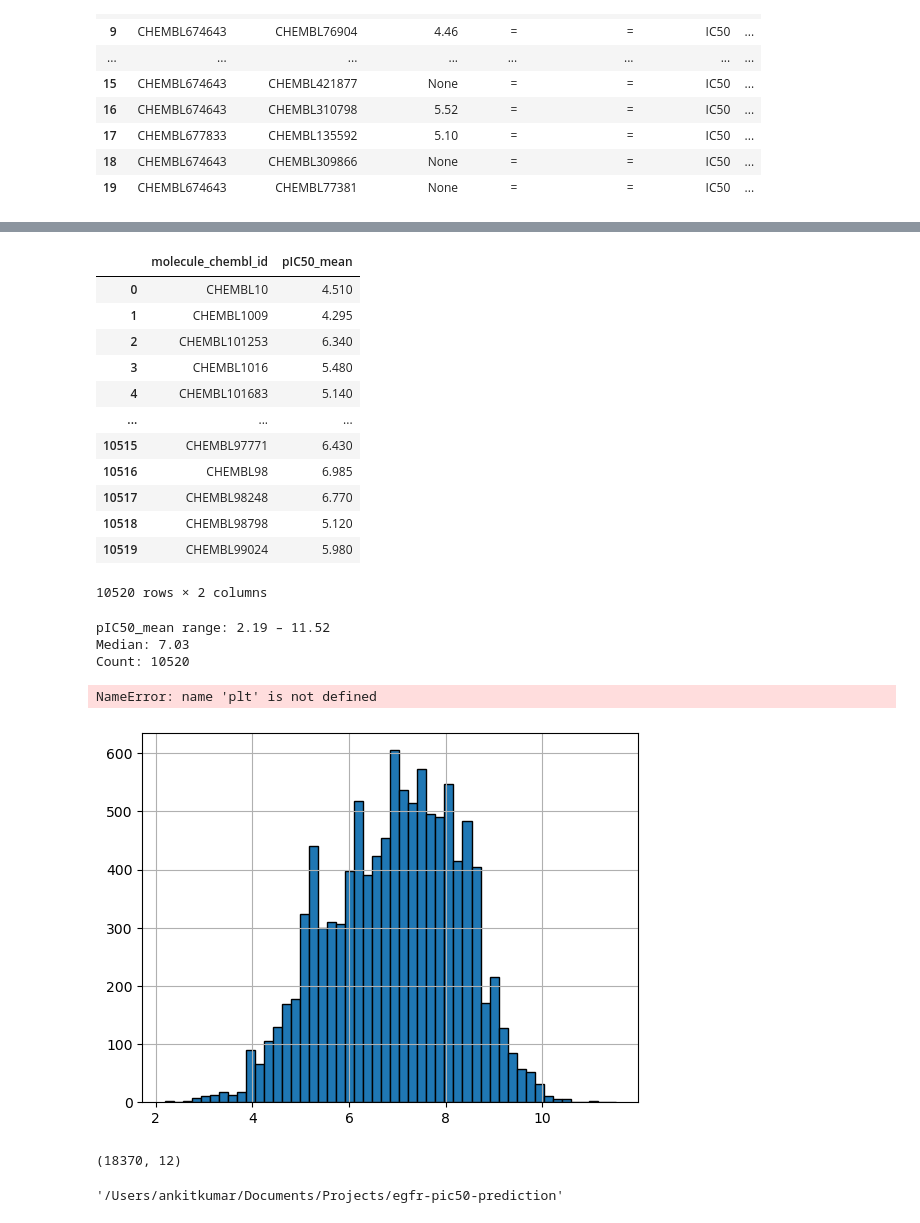
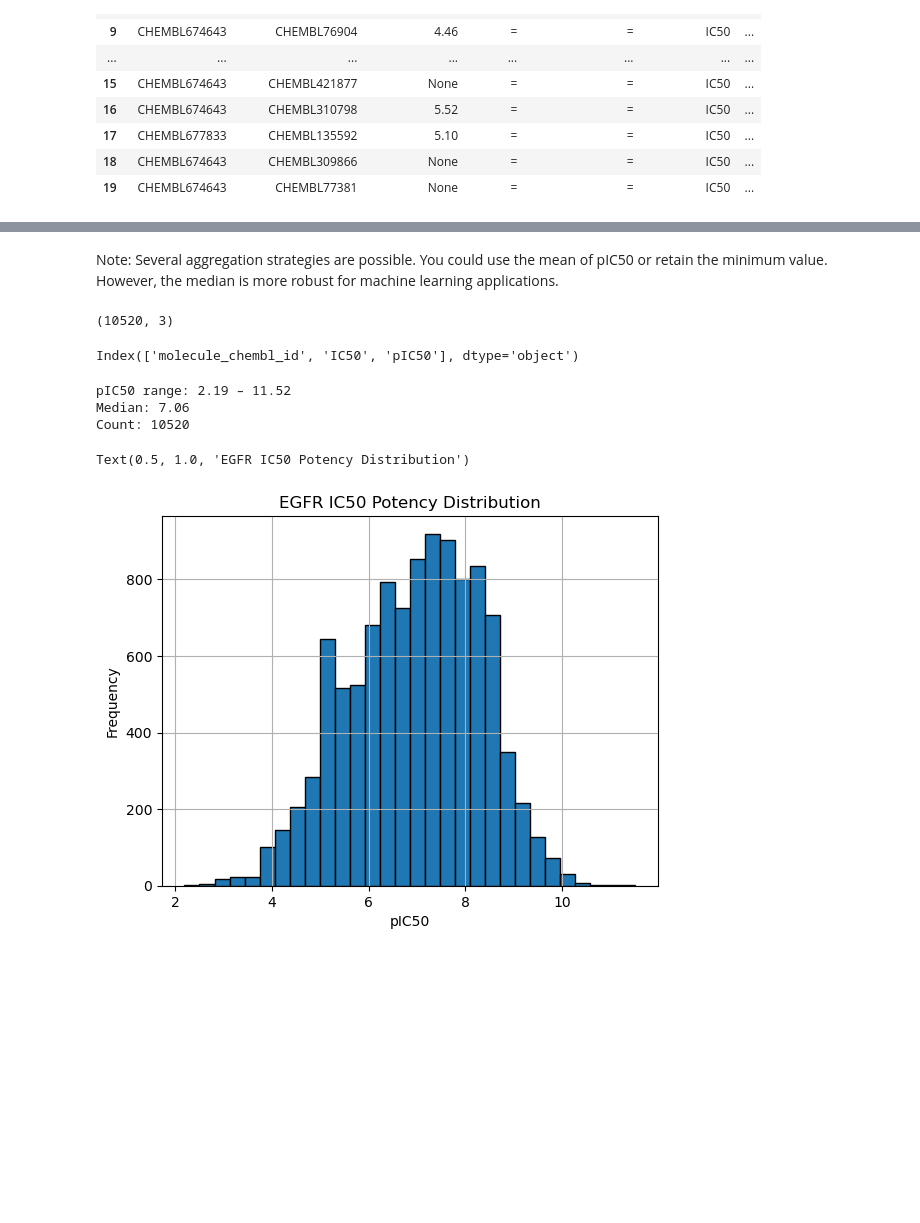
Before and after one commit to Ankit-kumar91/egfr-pic50-prediction, a Jupyter notebook: notebooks/01_data_curation.ipynb, the cells around one changed output, grey strips where cells are left out. Saved outputs shown, nothing was run; the diff lists cells and outputs as text; code cells hidden in the pictures; blank space fills up the shorter version.

```diff
--- a/notebooks/01_data_curation.ipynb
+++ b/notebooks/01_data_curation.ipynb
@@ -91,6 +118,6 @@ df['standard_value'] = pd.to_numeric(df['standard_value'], errors='coerce')
 # %%
-df = df.dropna(subset=['standard_value'])
-df = df[df['standard_value'] > 0]
+df = df.dropna(subset=['IC50'])
+df = df[df['IC50'] > 0]
 # %%
 df.shape
 # %% [output]
@@ -98,11 +125,6 @@ df.shape
 # %%
 # convert IC50 to pIC50
-df['pIC50'] = np.round(9 - np.log10(df['standard_value']), 2)
+df['pIC50'] = np.round(9 - np.log10(df['IC50']), 2)
 # %%
 # Final pIC50 between 2 to 12
 df = df[(df['pIC50'] >= 2) & (df['pIC50'] <= 12)]
-# %%
-# flag weak compounds
-df['potency_flag'] = pd.cut(df['pIC50'],
-    bins=[-np.inf, 4, 6, 9, np.inf],
-    labels=['inactive_weak', 'moderate', 'potent', 'very_potent'])
@@ -109,38 +135,27 @@ df['potency_flag'] = pd.cut(df['pIC50'],
 # %%
-# Deduplicate molecules (mean pIC50 per molecule)
-df_dedup = df.groupby('molecule_chembl_id')['pIC50'].mean().reset_index()
-df_dedup.columns = ['molecule_chembl_id', 'pIC50_mean']
+# Deduplicate molecules (mean pIC50 per molecule) take the median
+df_dedup = df.groupby('molecule_chembl_id', as_index=False).agg('median')
-# %%
-df_dedup
-# %% [output]
-|  | molecule_chembl_id | pIC50_mean |
-| 0 | CHEMBL10 | 4.510 |
-| 1 | CHEMBL1009 | 4.295 |
-| 2 | CHEMBL101253 | 6.340 |
-| 3 | CHEMBL1016 | 5.480 |
-| 4 | CHEMBL101683 | 5.140 |
-| ... | ... | ... |
-| 10515 | CHEMBL97771 | 6.430 |
-| 10516 | CHEMBL98 | 6.985 |
-| 10517 | CHEMBL98248 | 6.770 |
-| 10518 | CHEMBL98798 | 5.120 |
-| 10519 | CHEMBL99024 | 5.980 |
-10520 rows × 2 columns
+# %% [markdown]
+Note: Several aggregation strategies are possible. You could use the mean of pIC50 or retain the minimum value. However, the median is more robust for machine learning applications.
+# %%
+df_dedup.shape
+# %% [output]
+(10520, 3)
+# %%
+df_dedup.columns
+# %% [output]
+Index(['molecule_chembl_id', 'IC50', 'pIC50'], dtype='object')
 # %%
-print(f"pIC50_mean range: {df_dedup['pIC50_mean'].min():.2f} – {df_dedup['pIC50_mean'].max():.2f}")
-print(f"Median: {df_dedup['pIC50_mean'].median():.2f}")
+print(f"pIC50 range: {df_dedup['pIC50'].min():.2f} – {df_dedup['pIC50'].max():.2f}")
+print(f"Median: {df_dedup['pIC50'].median():.2f}")
 print(f"Count: {len(df_dedup)}")
 
 # Histogram
-df_dedup['pIC50_mean'].hist(bins=50, edgecolor='black')
-plt.xlabel('pIC50_mean'); plt.ylabel('Frequency'); plt.title('EGFR IC50 Potency Distribution')
+df_dedup['pIC50'].hist(bins=30, edgecolor='black')
+plt.xlabel('pIC50'); plt.ylabel('Frequency'); plt.title('EGFR IC50 Potency Distribution')
 # %% [output]
-pIC50_mean range: 2.19 – 11.52
-Median: 7.03
+pIC50 range: 2.19 – 11.52
+Median: 7.06
 Count: 10520
-NameError: name 'plt' is not defined
+Text(0.5, 1.0, 'EGFR IC50 Potency Distribution')
-[figure, old version]
+[figure, new version]
-# %%
-df.shape
-# %% [output]
-(18370, 12)
@@ -159,4 +161,0 @@ os.chdir('../')
-# %%
-os.getcwd()
-# %% [output]
-'/Users/ankitkumar/Documents/Projects/egfr-pic50-prediction'
```
Also changed, not shown: parts of 46 cells of this notebook, 2 other files.
